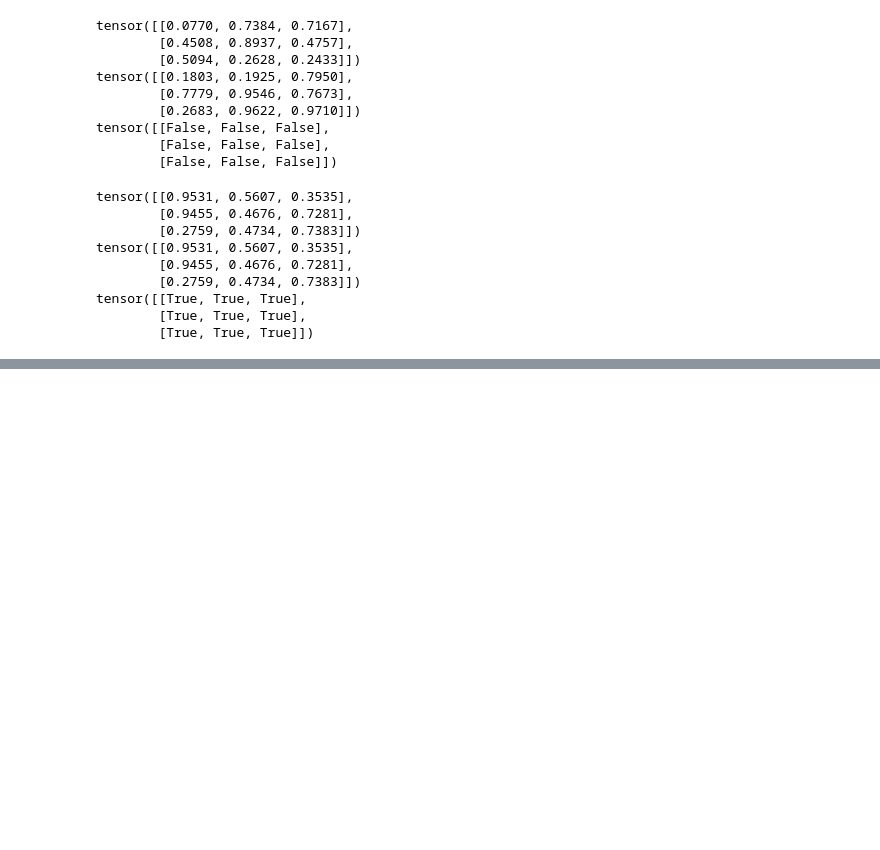
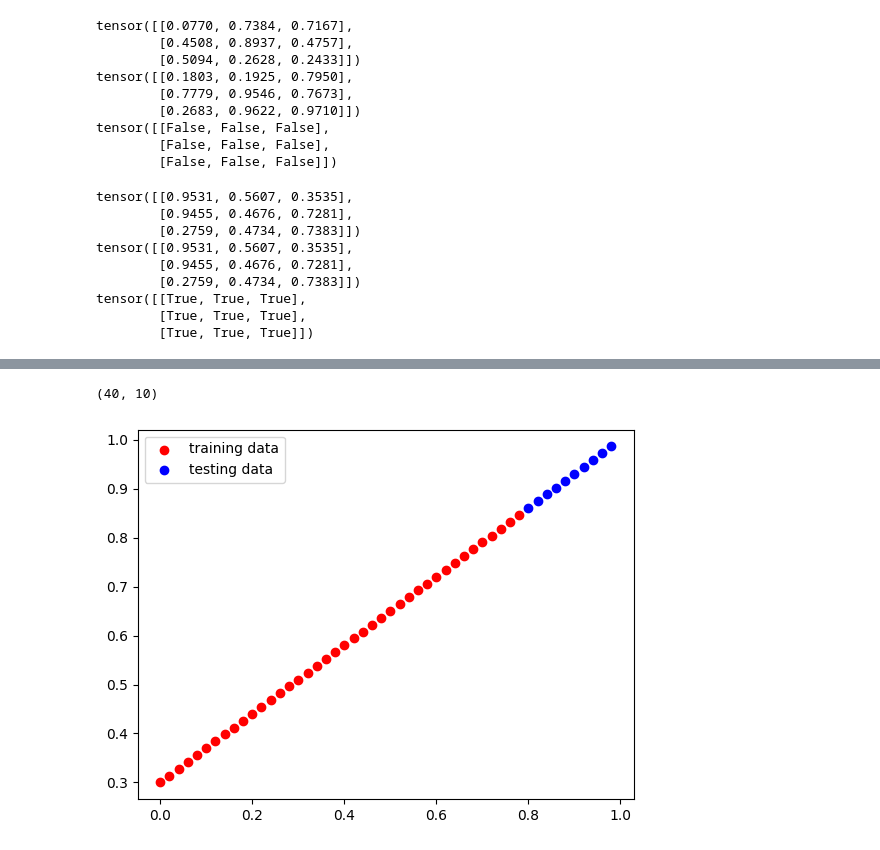
Before and after one commit to M-Jeyakumar/Learnings, a Jupyter notebook: DeepLearning/pytorch_practice.ipynb, the cells around one changed output, grey strips where cells are left out. Drawn from its saved outputs; the diff is of its cells as text; code cells hidden in the pictures; blank space fills up the shorter version.

Commit message:
Linear regression and nn.Model

```diff
--- a/DeepLearning/pytorch_practice.ipynb
+++ b/DeepLearning/pytorch_practice.ipynb
@@ -541,0 +544,7 @@ tensor([[True, True, True],
+# %%
+weight = 0.7
+bias = 0.3
+x = torch.arange(0,1,0.02).unsqueeze(dim=1)
+y = weight * x + bias
+
+x[:10], y[:10]
@@ -541,0 +572,25 @@ tensor([[True, True, True],
+# %%
+split_size = int(0.8 * len(x))
+
+x_train, y_train = x[:split_size], y[:split_size]
+x_test, y_test = x[split_size:], y[split_size:]
+len(x_train), len(x_test)
+# %% [output]
+(40, 10)
+# %%
+import matplotlib.pyplot as plt
+def plot_linear_line(x_train = x_train,
+                     y_train = y_train,
+                     x_test = x_test,
+                     y_test = y_test,
+                     predictions = None):
+  plt.scatter(x_train, y_train, c='r', label = "training data")
+  plt.scatter(x_test, y_test, c='b', label = "testing data")
+  plt.legend()
+  plt.show()
+
+  if predictions is not None:
+    plt.scatter(x_test, predictions, c='g')
+plot_linear_line()
+# %% [output]
+[figure, added]
```
Also changed, not shown: parts of 3 cells of this notebook.
